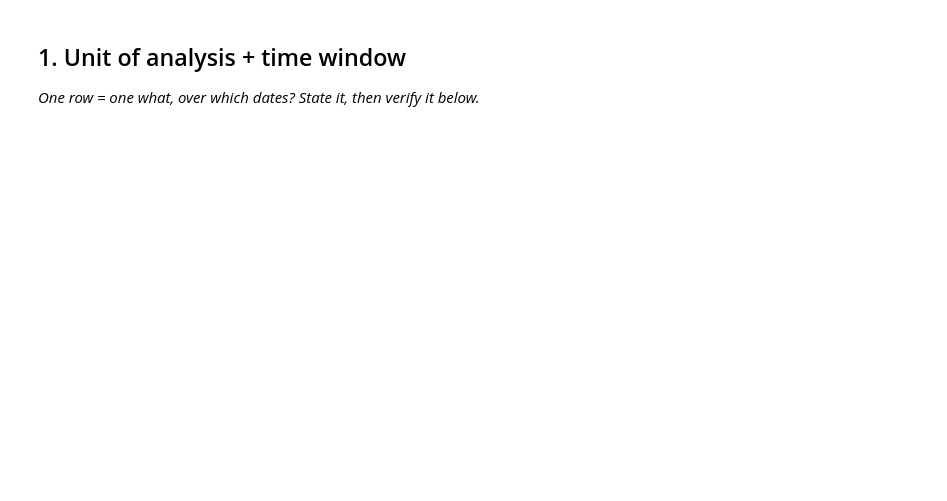
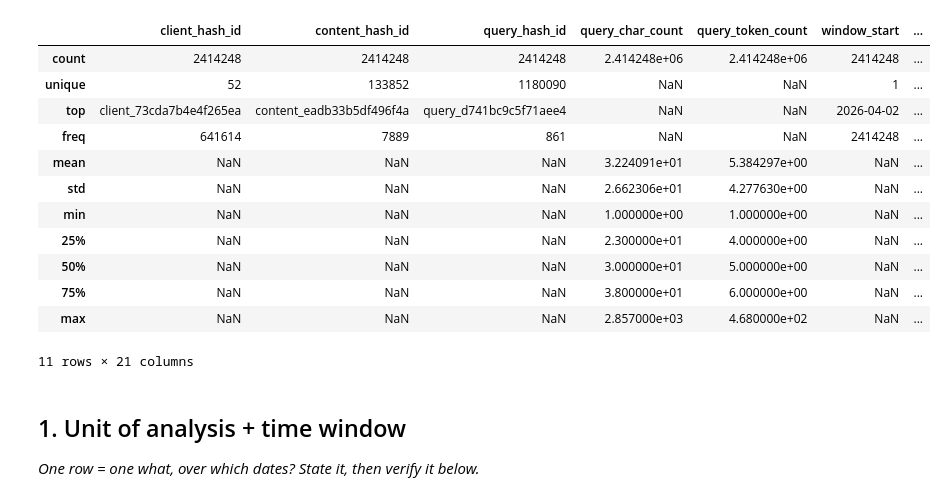
Before and after one commit to Epinnn14/Flyrank-ML-Intern, a Jupyter notebook: work/notebooks/w03_data_contract.ipynb, the cells around one changed output. Saved outputs shown, nothing was run; the diff lists cells and outputs as text; code cells hidden in the pictures; blank space fills up the shorter version.

```diff
--- a/work/notebooks/w03_data_contract.ipynb
+++ b/work/notebooks/w03_data_contract.ipynb
@@ -8,0 +16,8 @@ This skeleton is yours to fill. Work the sections **in order** — each one has
+# %%
+from datasets import load_dataset
+
+ds = load_dataset(
+    "FlyRank/internship-warehouse",
+    "fact_content_query_90d",
+    split="train"
+)
@@ -8,0 +33,5 @@ This skeleton is yours to fill. Work the sections **in order** — each one has
+# %%
+import pandas as pd
+
+df = ds.to_pandas()
+df.head()
@@ -9,3 +46,19 @@ This skeleton is yours to fill. Work the sections **in order** — each one has
+# %%
+df.describe(include="all")
+# %% [output]
+|  | client_hash_id | content_hash_id | query_hash_id | query_char_count | query_token_count | window_start | ... |
+| count | 2414248 | 2414248 | 2414248 | 2.414248e+06 | 2.414248e+06 | 2414248 | ... |
+| unique | 52 | 133852 | 1180090 | NaN | NaN | 1 | ... |
+| top | client_73cda7b4e4f265ea | content_eadb33b5df496f4a | query_d741bc9c5f71aee4 | NaN | NaN | 2026-04-02 | ... |
+| freq | 641614 | 7889 | 861 | NaN | NaN | 2414248 | ... |
+| mean | NaN | NaN | NaN | 3.224091e+01 | 5.384297e+00 | NaN | ... |
+| std | NaN | NaN | NaN | 2.662306e+01 | 4.277630e+00 | NaN | ... |
+| min | NaN | NaN | NaN | 1.000000e+00 | 1.000000e+00 | NaN | ... |
+| 25% | NaN | NaN | NaN | 2.300000e+01 | 4.000000e+00 | NaN | ... |
+| 50% | NaN | NaN | NaN | 3.000000e+01 | 5.000000e+00 | NaN | ... |
+| 75% | NaN | NaN | NaN | 3.800000e+01 | 6.000000e+00 | NaN | ... |
+| max | NaN | NaN | NaN | 2.857000e+03 | 4.680000e+02 | NaN | ... |
+11 rows × 21 columns
 # %% [markdown]
 ## 1. Unit of analysis + time window
 
```
Also changed, not shown: parts of 21 cells of this notebook.
